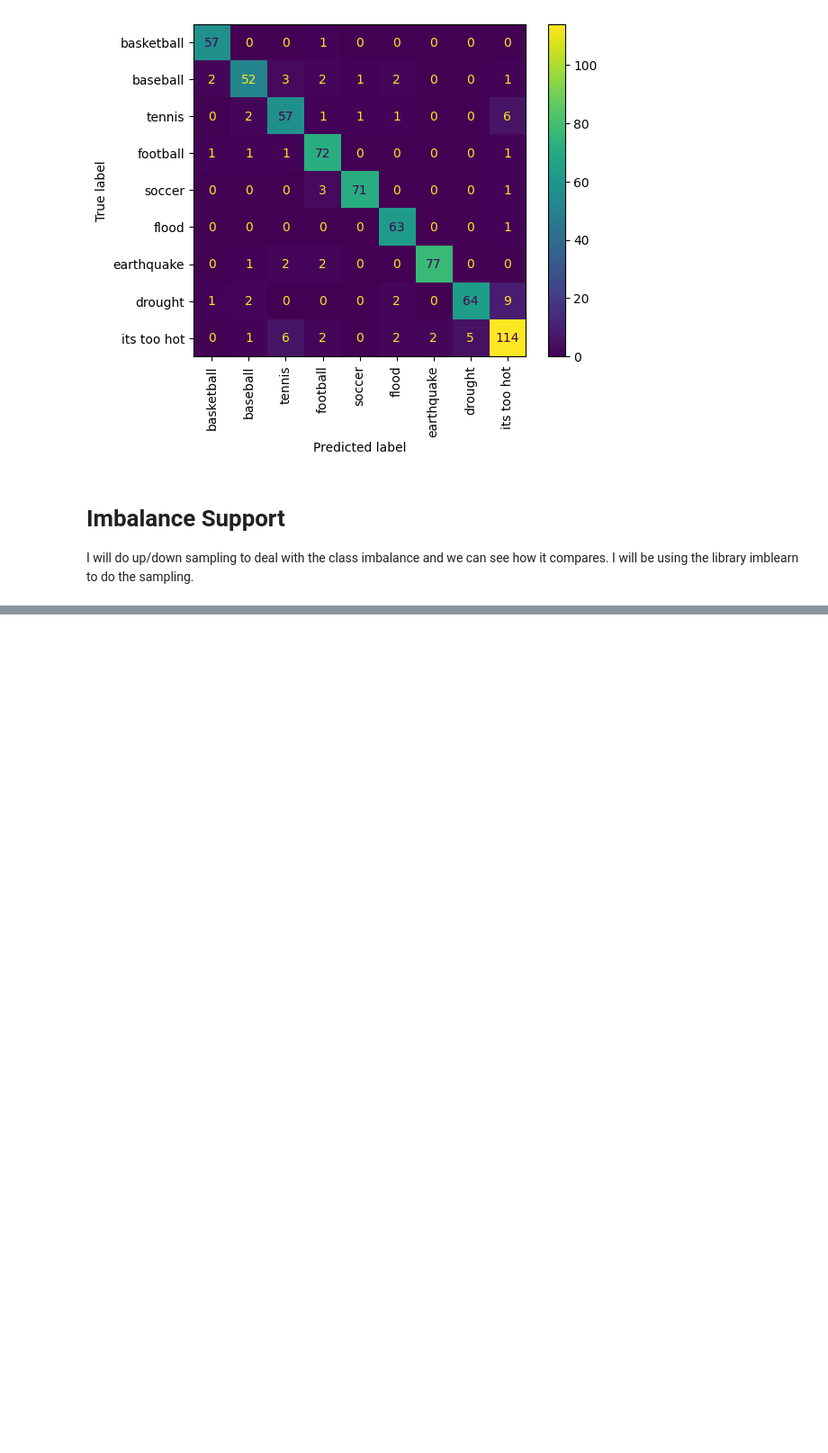
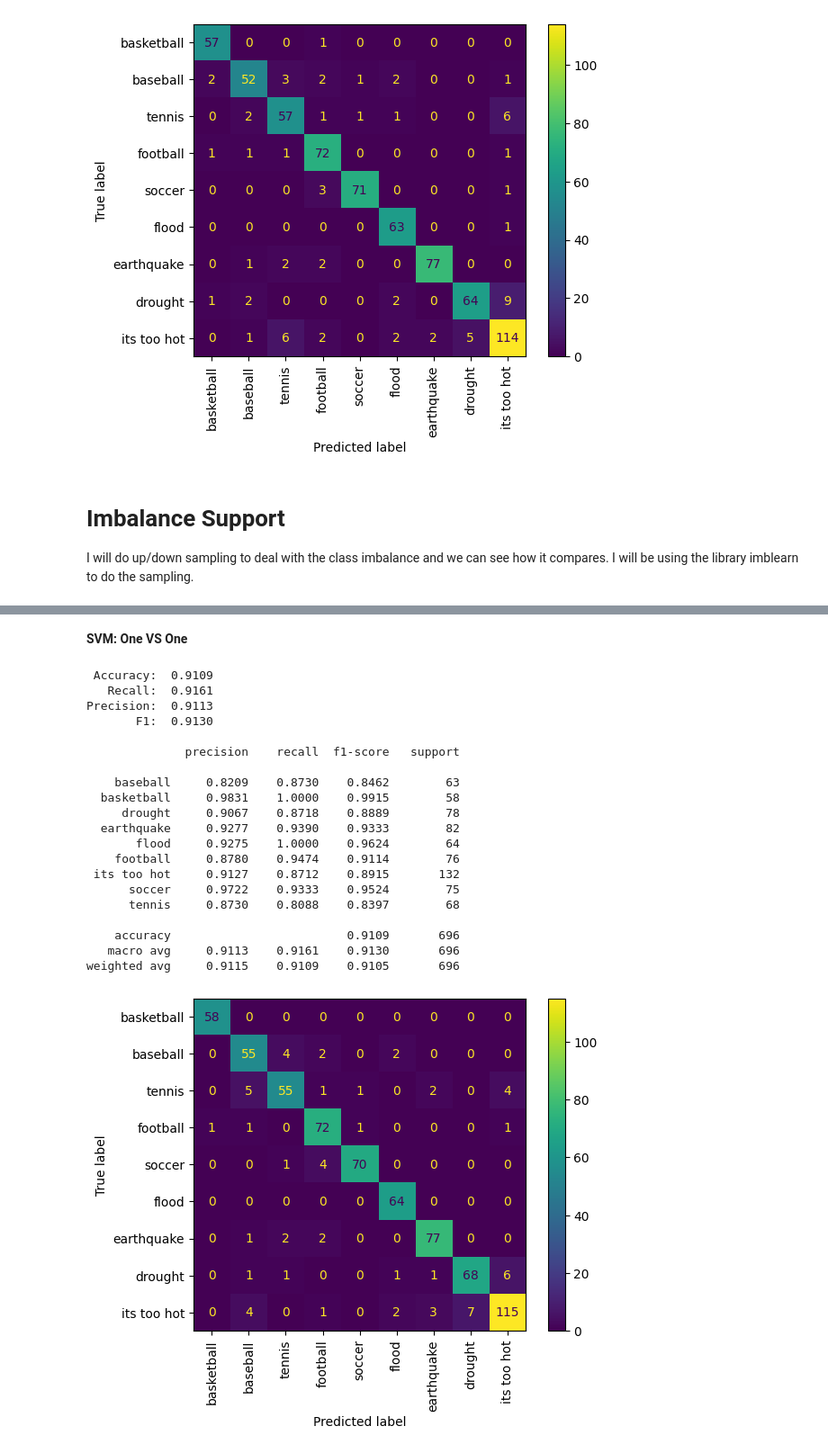
Before and after one commit to papaymaguire/ece219-project1, a Jupyter notebook: project1/notebooks/question09.ipynb, the cells around one changed output, grey strips where cells are left out. Shown: that part at 90% size. Cells and saved outputs as stored; diff of their text form; code cells hidden in the pictures; blank space fills up the shorter version.

```diff
--- a/project1/notebooks/question09.ipynb
+++ b/project1/notebooks/question09.ipynb
@@ -424,0 +370,26 @@ weighted avg     0.9087    0.9066    0.9065       696
+# %% [markdown]
+**SVM: One VS One**
+# %%
+go("ovo", "svm", dim_reduced_train_features, new_train['leaf_label'], dim_reduced_test_features, new_test['leaf_label'])
+# %% [output]
+ Accuracy:  0.9109
+   Recall:  0.9161
+Precision:  0.9113
+       F1:  0.9130
+
+              precision    recall  f1-score   support
+
+    baseball     0.8209    0.8730    0.8462        63
+  basketball     0.9831    1.0000    0.9915        58
+     drought     0.9067    0.8718    0.8889        78
+  earthquake     0.9277    0.9390    0.9333        82
+       flood     0.9275    1.0000    0.9624        64
+    football     0.8780    0.9474    0.9114        76
+ its too hot     0.9127    0.8712    0.8915       132
+      soccer     0.9722    0.9333    0.9524        75
+      tennis     0.8730    0.8088    0.8397        68
+
+    accuracy                         0.9109       696
+   macro avg     0.9113    0.9161    0.9130       696
+weighted avg     0.9115    0.9109    0.9105       696
+[figure, added]
```
Also changed, not shown: parts of 24 cells of this notebook.
